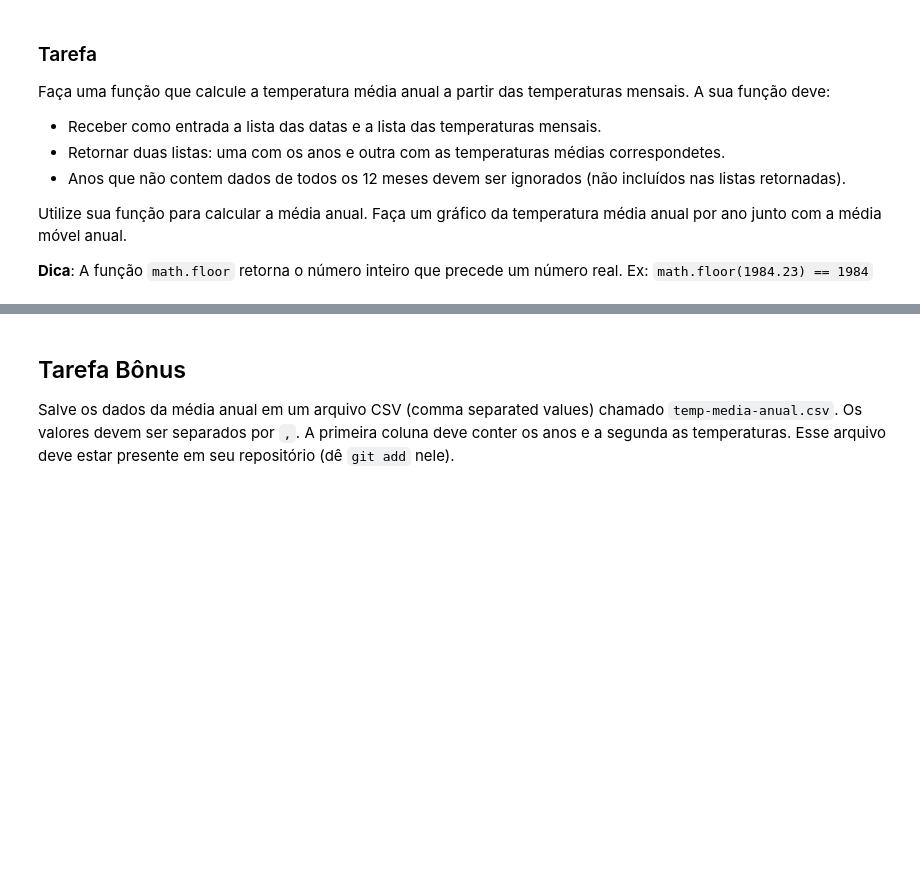
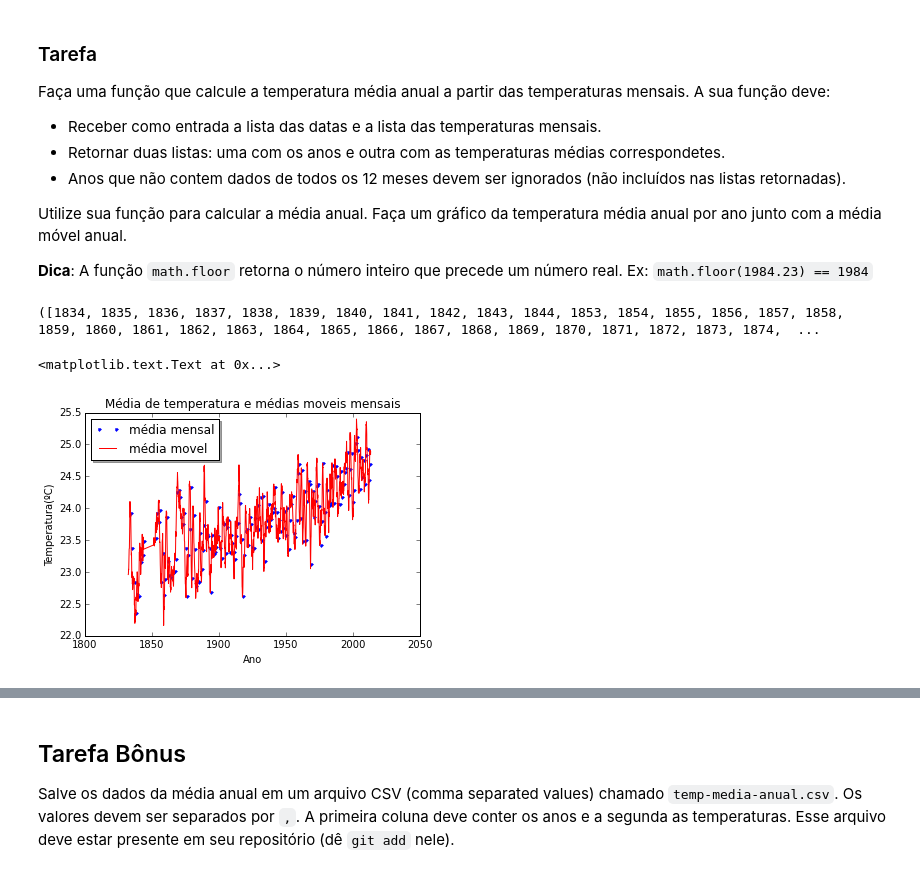
Before and after one commit to mat-esp-2015/capstone-camila-dyellen-maisum, a Jupyter notebook: capstone.ipynb, the cells around one changed output, grey strips where cells are left out. Drawn from its saved outputs; the diff is of its cells as text; code cells hidden in the pictures; blank space fills up the shorter version.

```diff
--- a/capstone.ipynb
+++ b/capstone.ipynb
@@ -152,3 +157,22 @@ def temp_media_anual(datas, dados):
+# %%
+print(temp_media_anual(temp_mensal(arquivo)[0],temp_mensal(arquivo)[1]) )
+# %% [output]
+([1834, 1835, 1836, 1837, 1838, 1839, 1840, 1841, 1842, 1843, 1844, 1853, 1854, 1855, 1856, 1857, 1858, 1859, 1860, 1861, 1862, 1863, 1864, 1865, 1866, 1867, 1868, 1869, 1870, 1871, 1872, 1873, 1874,  ...
+# %%
+plt.figure()
+plt.plot(temp_media_anual(temp_mensal(arquivo)[0],temp_mensal(arquivo)[1])[0], \
+         temp_media_anual(temp_mensal(arquivo)[0],temp_mensal(arquivo)[1])[1],'.', label = 'média mensal')
+plt.plot(temp_moveis(arquivo)[0],temp_moveis(arquivo)[1],'r', linewidth = 1 , label = 'média movel')
+plt.legend(loc='upper left', shadow=True, fontsize='large')
+# legenda
+plt.title('Média de temperatura e médias moveis mensais')
+plt.ylabel('Temperatura(ºC)')
+plt.xlabel('Ano')
+# plt.xlim(min(temp_media_anual(temp_mensal(arquivo)[0],temp_mensal(arquivo)[1])), \
+#             max(temp_media_anual(temp_mensal(arquivo)[0],temp_mensal(arquivo)[1])))
+# %% [output]
+<matplotlib.text.Text at 0x...>
+[figure, added]
 # %% [markdown]
 ### Resultado esperado
 
```
Also changed, not shown: parts of 6 cells of this notebook.
